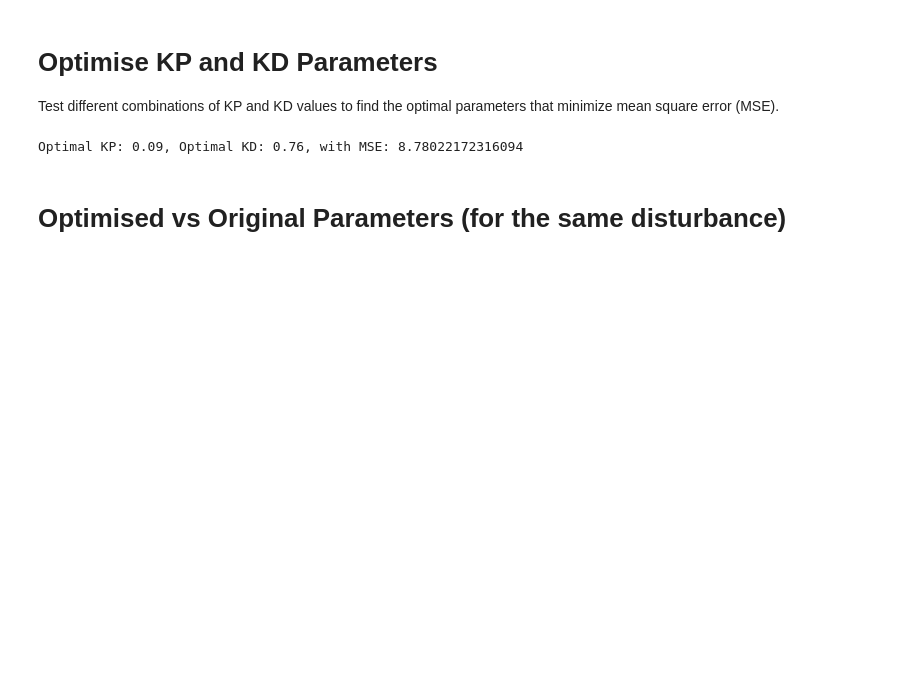
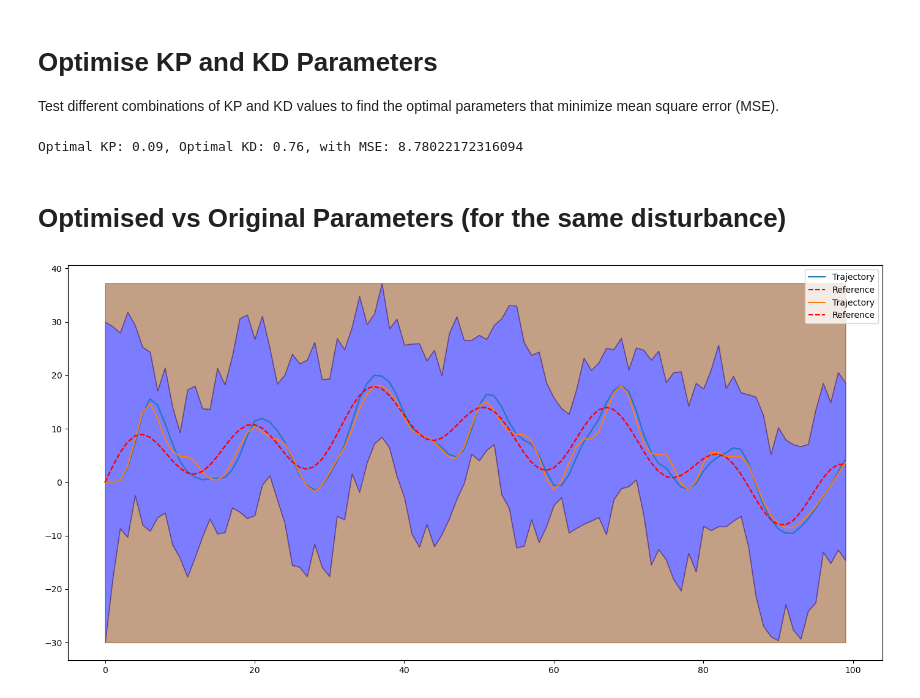
Before and after one commit to LaithShareiyat/B1-Coding-Practical-UUV, a Jupyter notebook: notebooks/demo.ipynb, the cells around one changed output. Saved outputs shown, nothing was run; the diff lists cells and outputs as text; code cells hidden in the pictures; blank space fills up the shorter version.

```diff
--- a/notebooks/demo.ipynb
+++ b/notebooks/demo.ipynb
@@ -83,17 +92,22 @@ Optimal KP: 0.09, Optimal KD: 0.76, with MSE: 8.78022172316094
 # %%
 # Original paramters simulation - disturbances must be the same for comparison
 og_controller = Controller(KP=0.15, KD=0.6)
 og_closed_loop = ClosedLoop(sub, og_controller)
 og_trajectory = og_closed_loop.simulate(mission, fixed_disturbances)
 
 # Optimised parameters simulation - disturbances must be the same for comparison
 opt_controller = Controller(KP=best_KP, KD=best_KD)
 opt_closed_loop = ClosedLoop(sub, opt_controller)
 opt_trajectory = opt_closed_loop.simulate(mission, fixed_disturbances)
 
 # Plot both on the same figure
-x = np.arange(len(mission.reference))
-min_depth = np.min(mission.cave_depth)
-max_height = np.max(mission.cave_height)
+fig, ax = plt.subplots(figsize=(14, 7))
 
-plt.figure(figsize=(14, 7))
+# Plot both
+og_trajectory.plot_completed_mission(mission, ax=ax, show=False)
+opt_trajectory.plot_completed_mission(mission, ax=ax, show=False)
+
+plt.tight_layout()
+plt.show()
+# %% [output]
+[figure, added]
```
Also changed, not shown: parts of 3 cells of this notebook.
